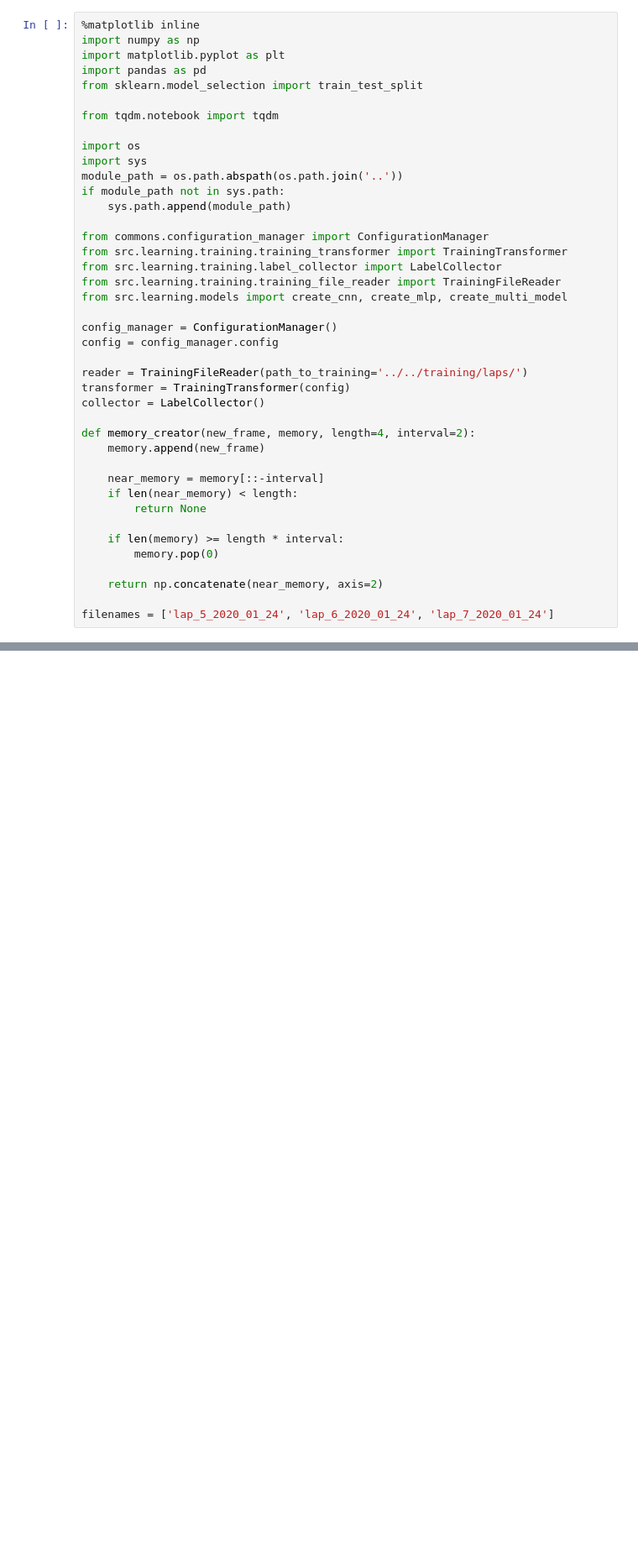
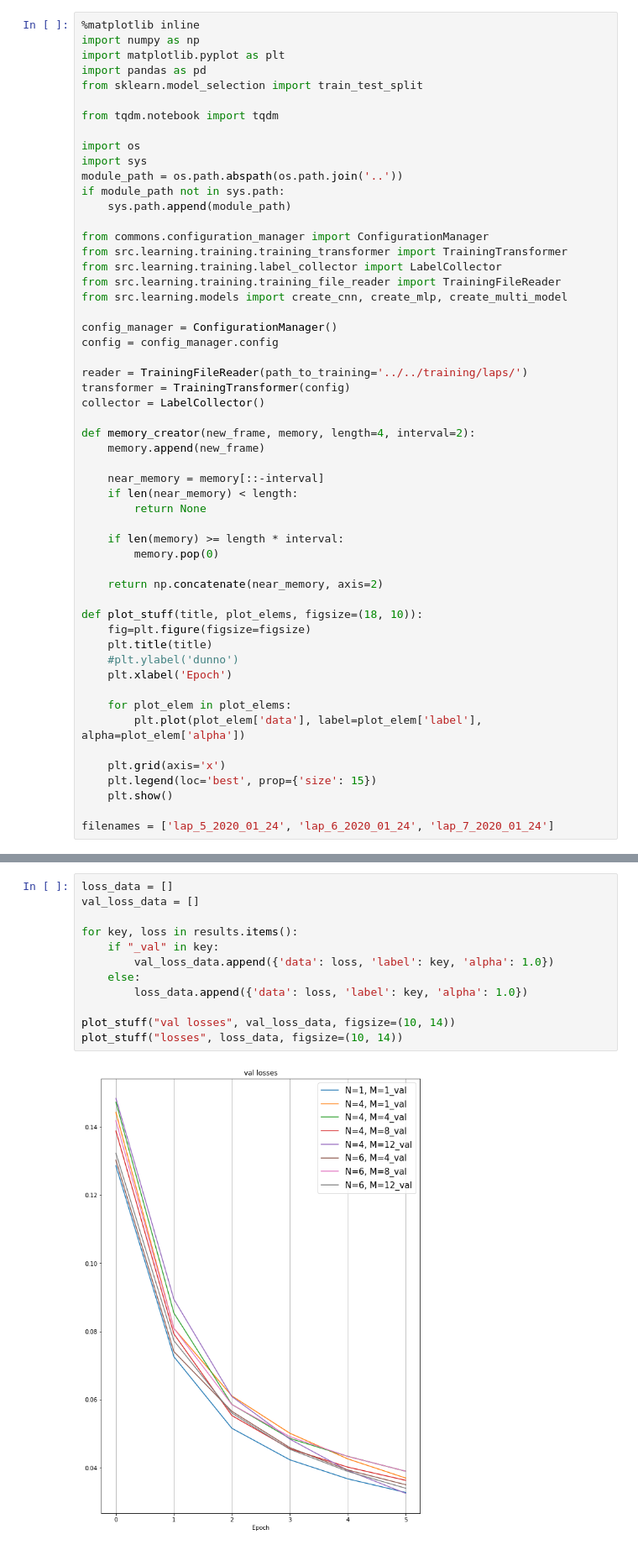
Before and after one commit to martinliivak/RCSnail-AI, a Jupyter notebook: notebooks/training_ground.ipynb, the cells around one changed output, grey strips where cells are left out. Shown at 84% size. Drawn from its saved outputs; the diff is of its cells as text; blank space fills up the shorter version.

Commit message:
Change models slightly. Add loss plots

```diff
--- a/notebooks/training_ground.ipynb
+++ b/notebooks/training_ground.ipynb
@@ -38,6 +38,19 @@ def memory_creator(new_frame, memory, length=4, interval=2):
 
     return np.concatenate(near_memory, axis=2)
 
+def plot_stuff(title, plot_elems, figsize=(18, 10)):
+    fig=plt.figure(figsize=figsize)
+    plt.title(title)
+    #plt.ylabel('dunno')
+    plt.xlabel('Epoch')
+
+    for plot_elem in plot_elems:
+        plt.plot(plot_elem['data'], label=plot_elem['label'], alpha=plot_elem['alpha'])
+
+    plt.grid(axis='x')
+    plt.legend(loc='best', prop={'size': 15})
+    plt.show()
+
 filenames = ['lap_5_2020_01_24', 'lap_6_2020_01_24', 'lap_7_2020_01_24']
 # %%
 def read_stored_data(filename):
@@ -141,0 +181,14 @@ print(results)
+# %%
+loss_data = []
+val_loss_data = []
+
+for key, loss in results.items():
+    if "_val" in key:
+        val_loss_data.append({'data': loss, 'label': key, 'alpha': 1.0})
+    else:
+        loss_data.append({'data': loss, 'label': key, 'alpha': 1.0})
+
+plot_stuff("val losses", val_loss_data, figsize=(10, 14))
+plot_stuff("losses", loss_data, figsize=(10, 14))
+# %% [output]
+[figure, added]
```
Also changed, not shown: parts of 3 cells of this notebook, 2 other files.
